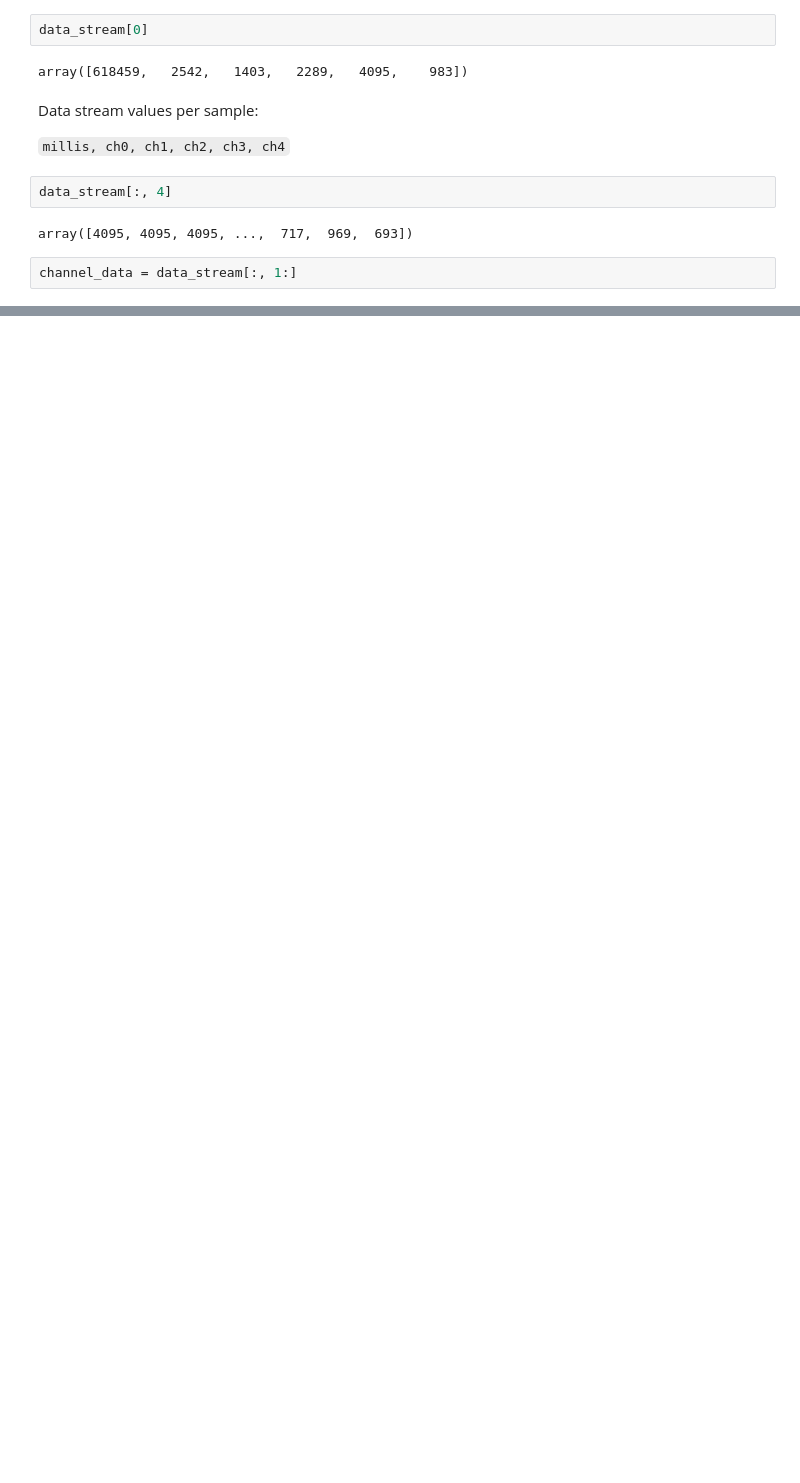
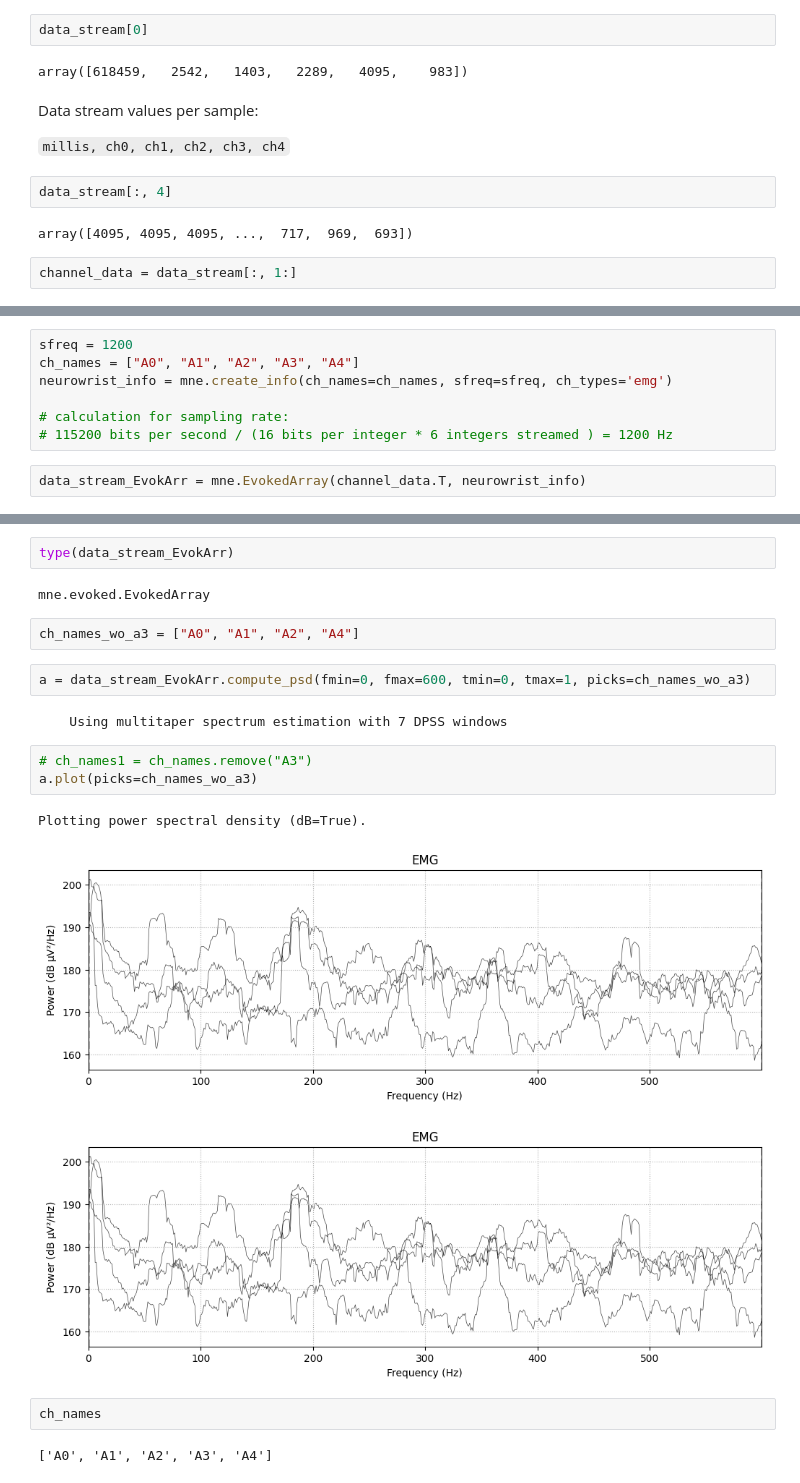
Before and after one commit to neurotech-berkeley/neurowrist-emg-gesture-detection, a Jupyter notebook: analyse_emg.ipynb, the cells around one changed output, grey strips where cells are left out. Cells and saved outputs as stored; diff of their text form; blank space fills up the shorter version.

```diff
--- a/analyse_emg.ipynb
+++ b/analyse_emg.ipynb
@@ -50,0 +64,9 @@ Text(0, 0.5, 'analog value')
+# %%
+sfreq = 1200
+ch_names = ["A0", "A1", "A2", "A3", "A4"]
+neurowrist_info = mne.create_info(ch_names=ch_names, sfreq=sfreq, ch_types='emg')
+
+# calculation for sampling rate:
+# 115200 bits per second / (16 bits per integer * 6 integers streamed ) = 1200 Hz
+# %%
+data_stream_EvokArr = mne.EvokedArray(channel_data.T, neurowrist_info)
@@ -50,0 +83,21 @@ Text(0, 0.5, 'analog value')
+# %%
+type(data_stream_EvokArr)
+# %% [output]
+mne.evoked.EvokedArray
+# %%
+ch_names_wo_a3 = ["A0", "A1", "A2", "A4"]
+# %%
+a = data_stream_EvokArr.compute_psd(fmin=0, fmax=600, tmin=0, tmax=1, picks=ch_names_wo_a3)
+# %% [output]
+    Using multitaper spectrum estimation with 7 DPSS windows
+# %%
+# ch_names1 = ch_names.remove("A3")
+a.plot(picks=ch_names_wo_a3)
+# %% [output]
+Plotting power spectral density (dB=True).
+[figure, added]
+[figure, added]
+# %%
+ch_names
+# %% [output]
+['A0', 'A1', 'A2', 'A3', 'A4']
```
Also changed, not shown: parts of 5 cells of this notebook.
